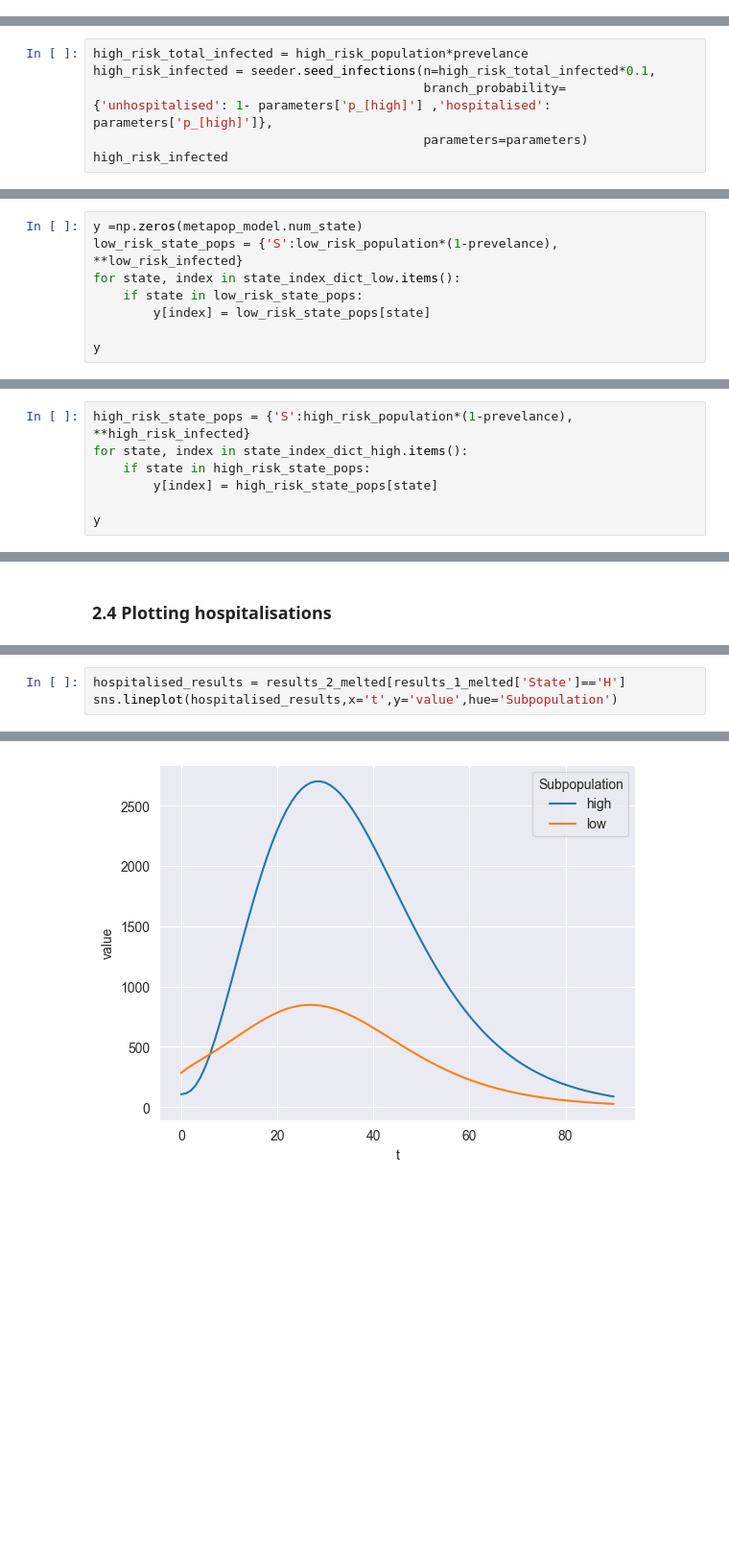
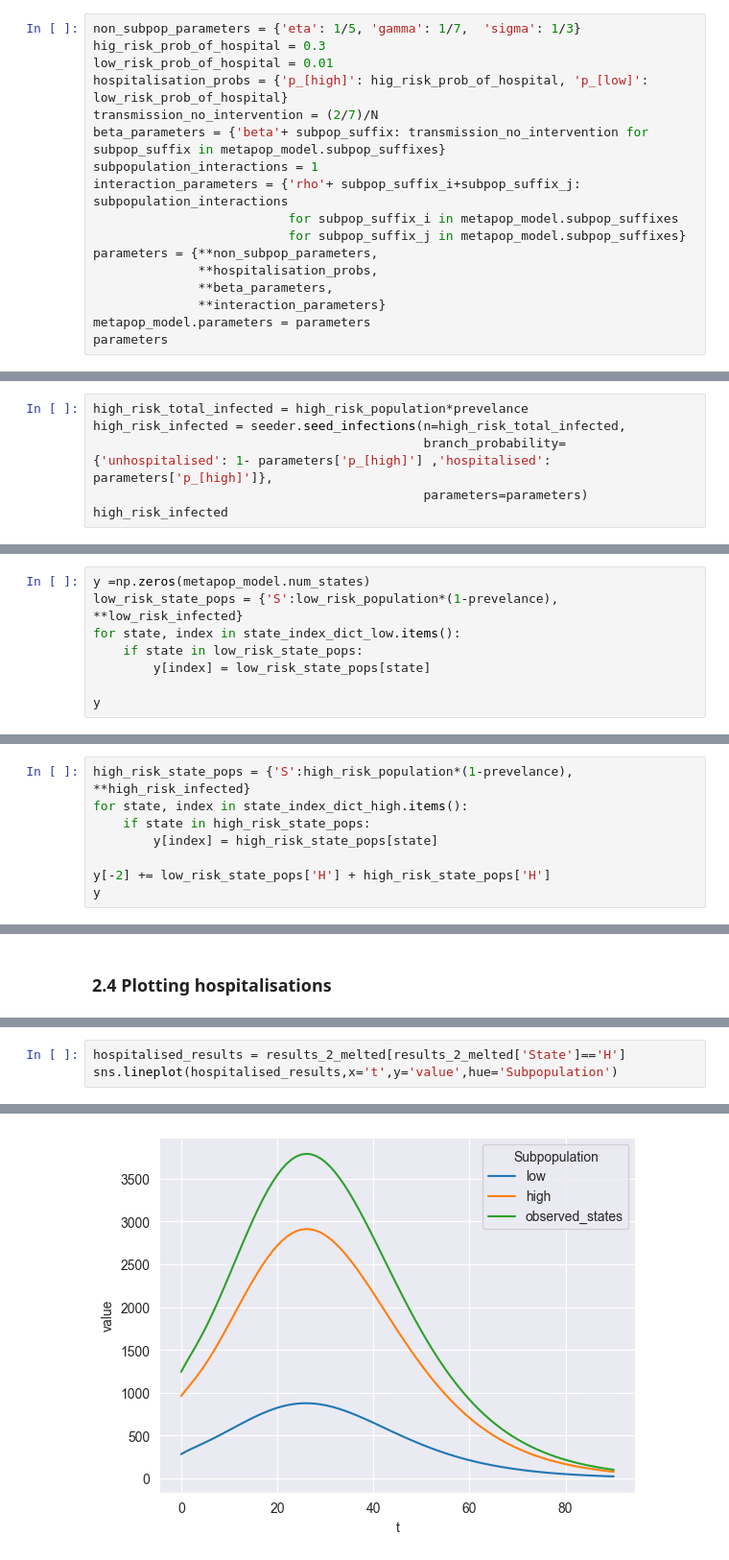
Before and after one commit to m-d-grunnill/MetaCast, a Jupyter notebook: demo/Basic_Demonstration.ipynb, the cells around one changed output, grey strips where cells are left out. Shown at 96% size. Drawn from its saved outputs; the diff is of its cells as text; blank space fills up the shorter version.

Commit message:
Basic_Demonstration.ipynb finished sections on: * New Vaccine: Multi Dimension/Axis disease X model with flows between some subpopulations.
As a result did some resulting debugging.

```diff
--- a/demo/Basic_Demonstration.ipynb
+++ b/demo/Basic_Demonstration.ipynb
@@ -126,0 +134,17 @@ metapop_model.parameters = parameters
+# %%
+non_subpop_parameters = {'eta': 1/5, 'gamma': 1/7,  'sigma': 1/3}
+hig_risk_prob_of_hospital = 0.3
+low_risk_prob_of_hospital = 0.01
+hospitalisation_probs = {'p_[high]': hig_risk_prob_of_hospital, 'p_[low]': low_risk_prob_of_hospital}
+transmission_no_intervention = (2/7)/N
+beta_parameters = {'beta'+ subpop_suffix: transmission_no_intervention for subpop_suffix in metapop_model.subpop_suffixes}
+subpopulation_interactions = 1
+interaction_parameters = {'rho'+ subpop_suffix_i+subpop_suffix_j: subpopulation_interactions
+                          for subpop_suffix_i in metapop_model.subpop_suffixes
+                          for subpop_suffix_j in metapop_model.subpop_suffixes}
+parameters = {**non_subpop_parameters,
+              **hospitalisation_probs,
+              **beta_parameters,
+              **interaction_parameters}
+metapop_model.parameters = parameters
+parameters
@@ -209,6 +252,6 @@ low_risk_infected
 # %%
 high_risk_total_infected = high_risk_population*prevelance
-high_risk_infected = seeder.seed_infections(n=high_risk_total_infected*0.1,
+high_risk_infected = seeder.seed_infections(n=high_risk_total_infected,
                                             branch_probability={'unhospitalised': 1- parameters['p_[high]'] ,'hospitalised': parameters['p_[high]']},
                                             parameters=parameters)
 high_risk_infected
@@ -217,5 +260,5 @@ high_risk_infected
 # %%
-y =np.zeros(metapop_model.num_state)
+y =np.zeros(metapop_model.num_states)
 low_risk_state_pops = {'S':low_risk_population*(1-prevelance), **low_risk_infected}
 for state, index in state_index_dict_low.items():
     if state in low_risk_state_pops:
@@ -232,5 +275,6 @@ for state, index in state_index_dict_high.items():
     if state in high_risk_state_pops:
         y[index] = high_risk_state_pops[state]
 
+y[-2] += low_risk_state_pops['H'] + high_risk_state_pops['H']
 y
 # %% [output]
@@ -281,6 +325,6 @@ results_2_melted
 # %%
-hospitalised_results = results_2_melted[results_1_melted['State']=='H']
+hospitalised_results = results_2_melted[results_2_melted['State']=='H']
 sns.lineplot(hospitalised_results,x='t',y='value',hue='Subpopulation')
 # %% [output]
 <Axes: xlabel='t', ylabel='value'>
-[figure, old version]
+[figure, new version]
```
Also changed, not shown: parts of 38 cells of this notebook, 2 other files.
